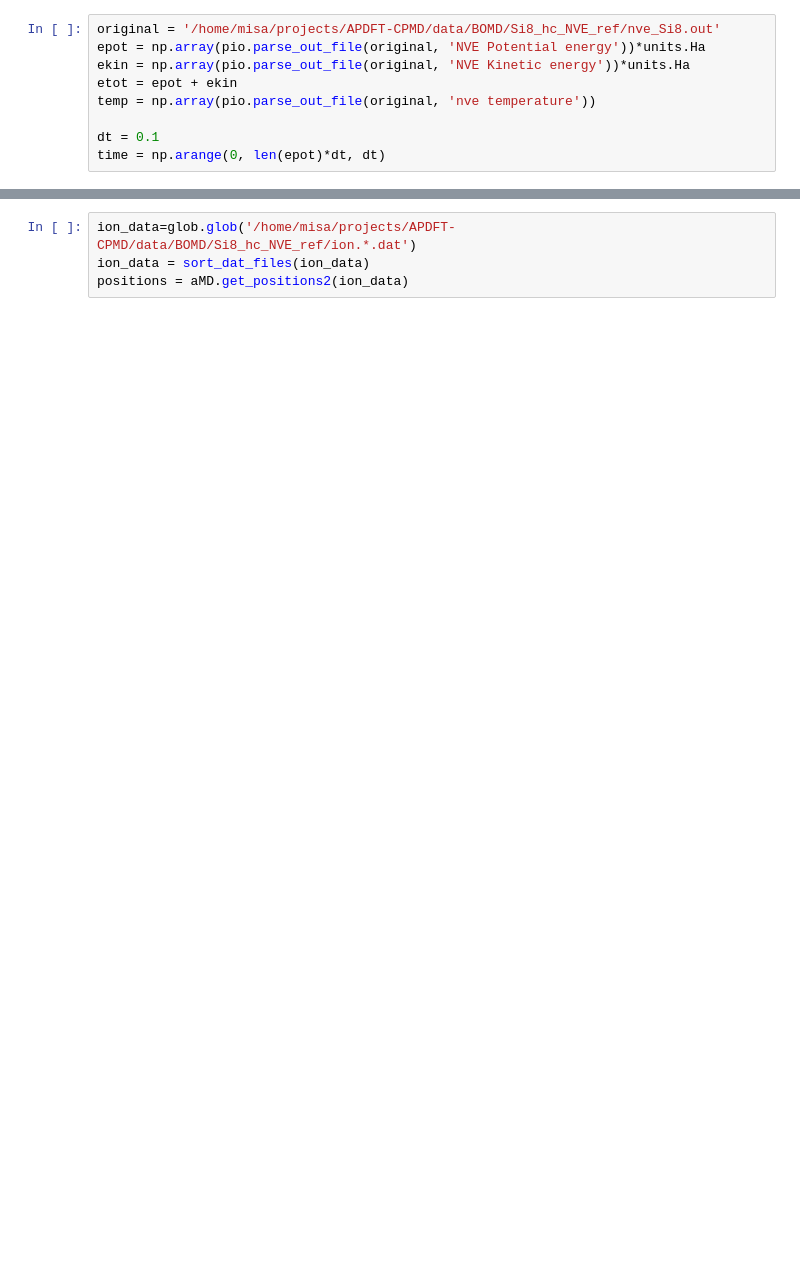
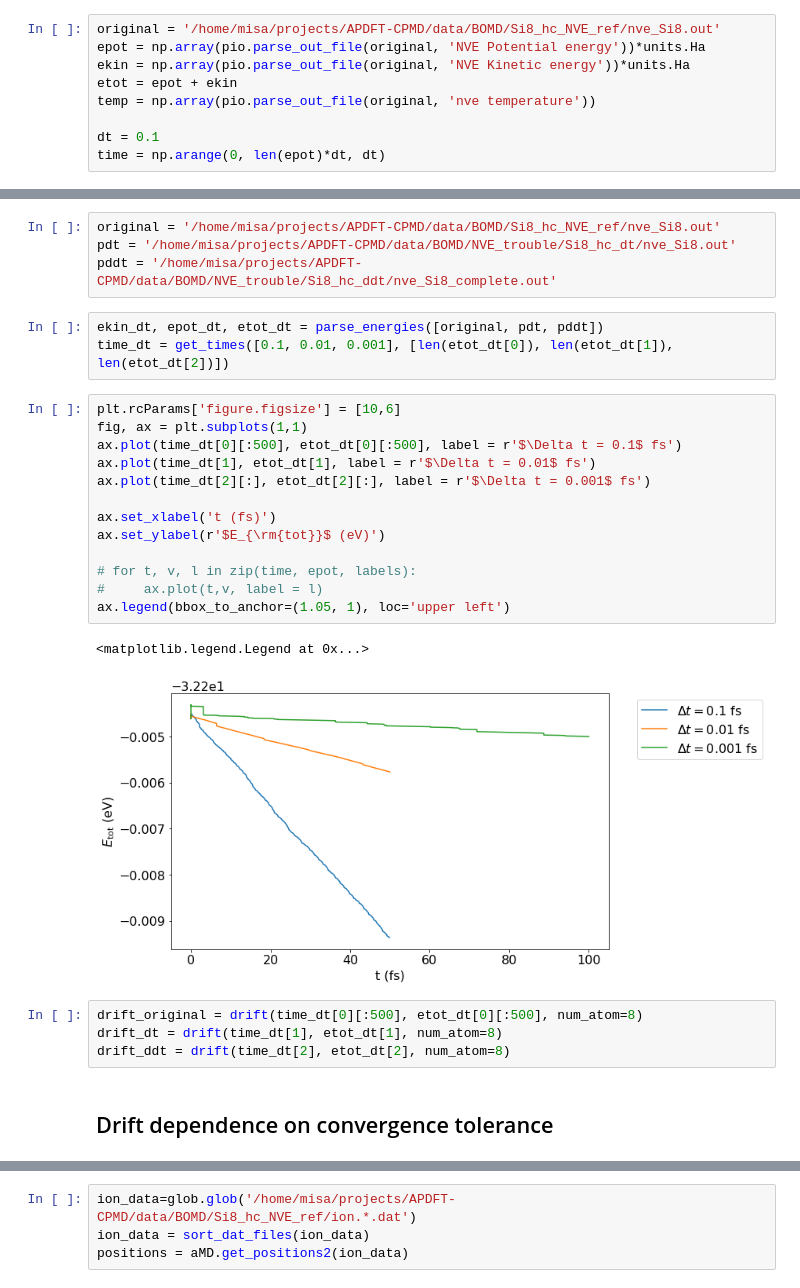
Before and after one commit to ferchault/APDFT, a Jupyter notebook: prototyping/apdft-ofdft-cpmd/Si8_NVE_ref.ipynb, the cells around one changed output, grey strips where cells are left out. Cells and saved outputs as stored; diff of their text form; blank space fills up the shorter version.

```diff
--- a/prototyping/apdft-ofdft-cpmd/Si8_NVE_ref.ipynb
+++ b/prototyping/apdft-ofdft-cpmd/Si8_NVE_ref.ipynb
@@ -236,0 +122,29 @@ plt.plot(time[1]+50, ekin[1],'-', label = r'dt = 0.1 fs, tol = $10^{-8}$')
+# %%
+original = '/home/misa/projects/APDFT-CPMD/data/BOMD/Si8_hc_NVE_ref/nve_Si8.out'
+pdt = '/home/misa/projects/APDFT-CPMD/data/BOMD/NVE_trouble/Si8_hc_dt/nve_Si8.out'
+pddt = '/home/misa/projects/APDFT-CPMD/data/BOMD/NVE_trouble/Si8_hc_ddt/nve_Si8_complete.out'
+# %%
+ekin_dt, epot_dt, etot_dt = parse_energies([original, pdt, pddt])
+time_dt = get_times([0.1, 0.01, 0.001], [len(etot_dt[0]), len(etot_dt[1]), len(etot_dt[2])])
+# %%
+plt.rcParams['figure.figsize'] = [10,6]
+fig, ax = plt.subplots(1,1)
+ax.plot(time_dt[0][:500], etot_dt[0][:500], label = r'$\Delta t = 0.1$ fs')
+ax.plot(time_dt[1], etot_dt[1], label = r'$\Delta t = 0.01$ fs')
+ax.plot(time_dt[2][:], etot_dt[2][:], label = r'$\Delta t = 0.001$ fs')
+
+ax.set_xlabel('t (fs)')
+ax.set_ylabel(r'$E_{\rm{tot}}$ (eV)')
+
+# for t, v, l in zip(time, epot, labels):
+#     ax.plot(t,v, label = l)
+ax.legend(bbox_to_anchor=(1.05, 1), loc='upper left')
+# %% [output]
+<matplotlib.legend.Legend at 0x...>
+[figure, added]
+# %%
+drift_original = drift(time_dt[0][:500], etot_dt[0][:500], num_atom=8)
+drift_dt = drift(time_dt[1], etot_dt[1], num_atom=8)
+drift_ddt = drift(time_dt[2], etot_dt[2], num_atom=8)
+# %% [markdown]
+## Drift dependence on convergence tolerance
```
Also changed, not shown: parts of 49 cells of this notebook, 1 other file.
